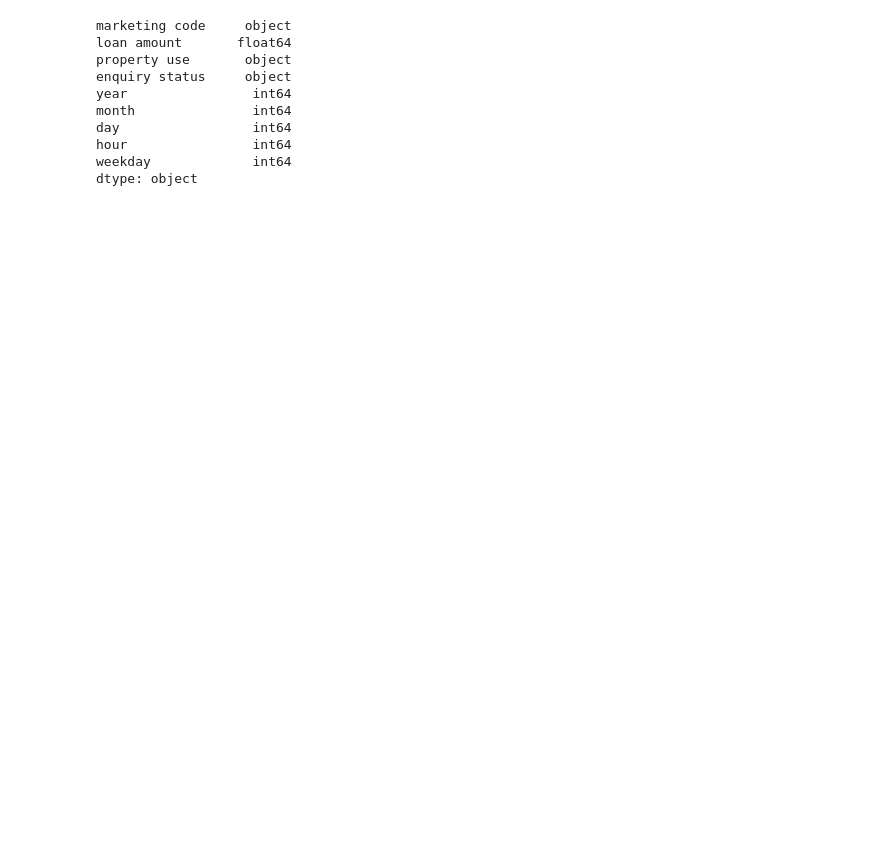
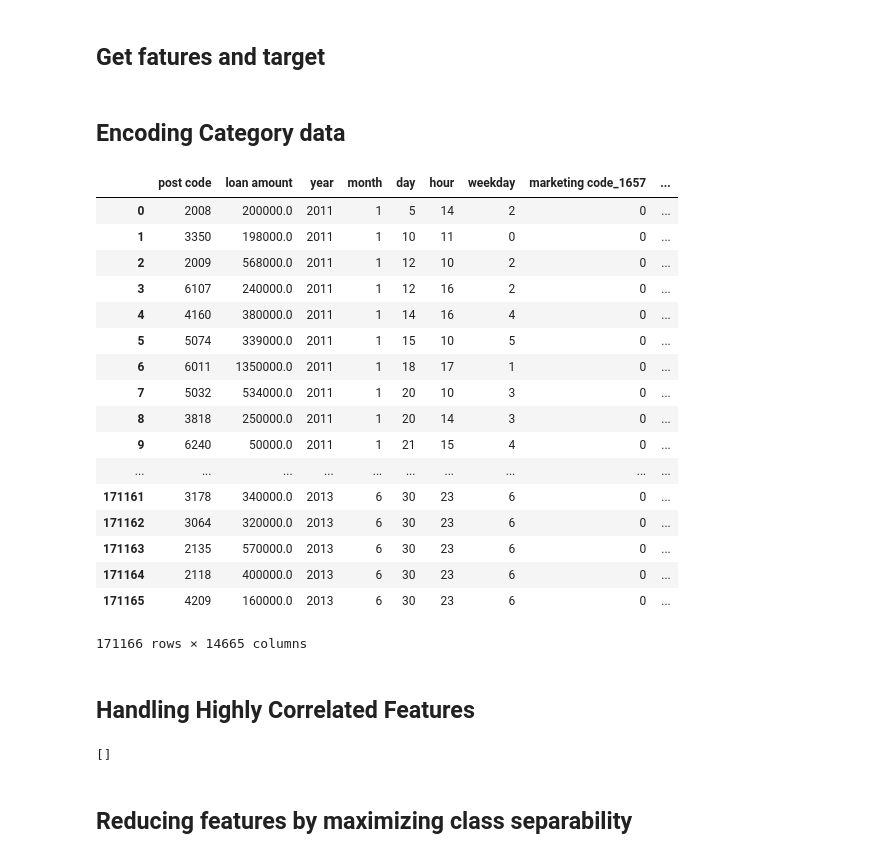
Before and after one commit to MagicMike90/customer-interest, a Jupyter notebook: preprocessing.ipynb, the cells around one changed output. Drawn from its saved outputs; the diff is of its cells as text; code cells hidden in the pictures; blank space fills up the shorter version.

```diff
--- a/preprocessing.ipynb
+++ b/preprocessing.ipynb
@@ -22,4 +22,4 @@ mpl.rc('axes', grid = False)
 # Set backgound color to white
 mpl.rc('axes', facecolor = 'white')
 # %%
-df = pd.read_csv("2011-2017_short.csv")
+df = pd.read_csv("2011-2017.csv")
@@ -55,16 +26,5 @@ category_column = X.select_dtypes(include='object')
-# %%
-df.dtypes
-# %% [output]
-marketing code     object
-loan amount       float64
-property use       object
-enquiry status     object
-year                int64
-month               int64
-day                 int64
-hour                int64
-weekday             int64
-dtype: object
+# %% [markdown]
+## Get fatures and target
 # %%
 from sklearn.preprocessing import LabelEncoder
 
@@ -76,3 +36,30 @@ X = df.loc[:,df.columns != target]
 le = LabelEncoder()
 y = df[target]
 y = le.fit_transform(y)
+# %% [markdown]
+## Encoding Category data
+# %%
+X = pd.get_dummies(X)
+# %%
+X
+# %% [output]
+|  | post code | loan amount | year | month | day | hour | weekday | marketing code_1657 | ... |
+| 0 | 2008 | 200000.0 | 2011 | 1 | 5 | 14 | 2 | 0 | ... |
+| 1 | 3350 | 198000.0 | 2011 | 1 | 10 | 11 | 0 | 0 | ... |
+| 2 | 2009 | 568000.0 | 2011 | 1 | 12 | 10 | 2 | 0 | ... |
+| 3 | 6107 | 240000.0 | 2011 | 1 | 12 | 16 | 2 | 0 | ... |
+| 4 | 4160 | 380000.0 | 2011 | 1 | 14 | 16 | 4 | 0 | ... |
+| 5 | 5074 | 339000.0 | 2011 | 1 | 15 | 10 | 5 | 0 | ... |
+| 6 | 6011 | 1350000.0 | 2011 | 1 | 18 | 17 | 1 | 0 | ... |
+| 7 | 5032 | 534000.0 | 2011 | 1 | 20 | 10 | 3 | 0 | ... |
+| 8 | 3818 | 250000.0 | 2011 | 1 | 20 | 14 | 3 | 0 | ... |
+| 9 | 6240 | 50000.0 | 2011 | 1 | 21 | 15 | 4 | 0 | ... |
+| ... | ... | ... | ... | ... | ... | ... | ... | ... | ... |
+| 171161 | 3178 | 340000.0 | 2013 | 6 | 30 | 23 | 6 | 0 | ... |
+| 171162 | 3064 | 320000.0 | 2013 | 6 | 30 | 23 | 6 | 0 | ... |
+| 171163 | 2135 | 570000.0 | 2013 | 6 | 30 | 23 | 6 | 0 | ... |
+| 171164 | 2118 | 400000.0 | 2013 | 6 | 30 | 23 | 6 | 0 | ... |
+| 171165 | 4209 | 160000.0 | 2013 | 6 | 30 | 23 | 6 | 0 | ... |
+171166 rows × 14665 columns
+# %% [markdown]
+## Handling Highly Correlated Features
@@ -78,0 +75,6 @@ y = le.fit_transform(y)
+# %%
+to_drop
+# %% [output]
+[]
+# %% [markdown]
+## Reducing features by maximizing class separability
```
Also changed, not shown: parts of 15 cells of this notebook, 2 other files.
